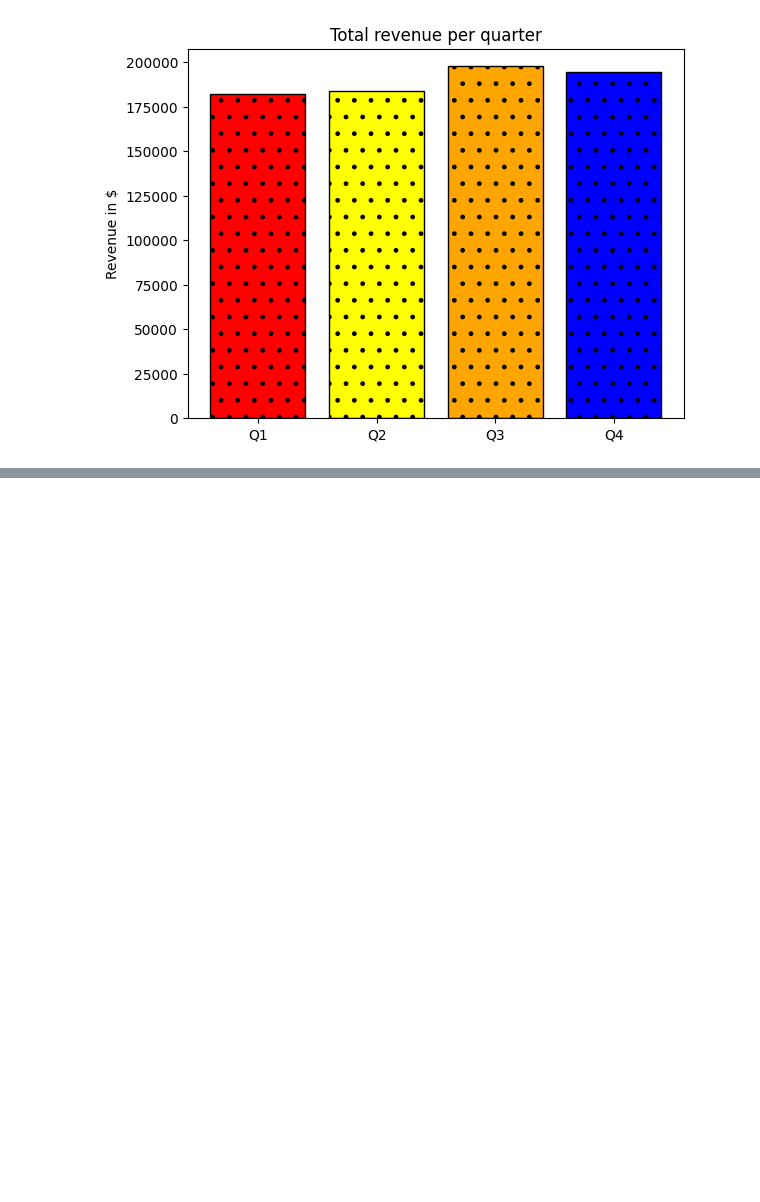
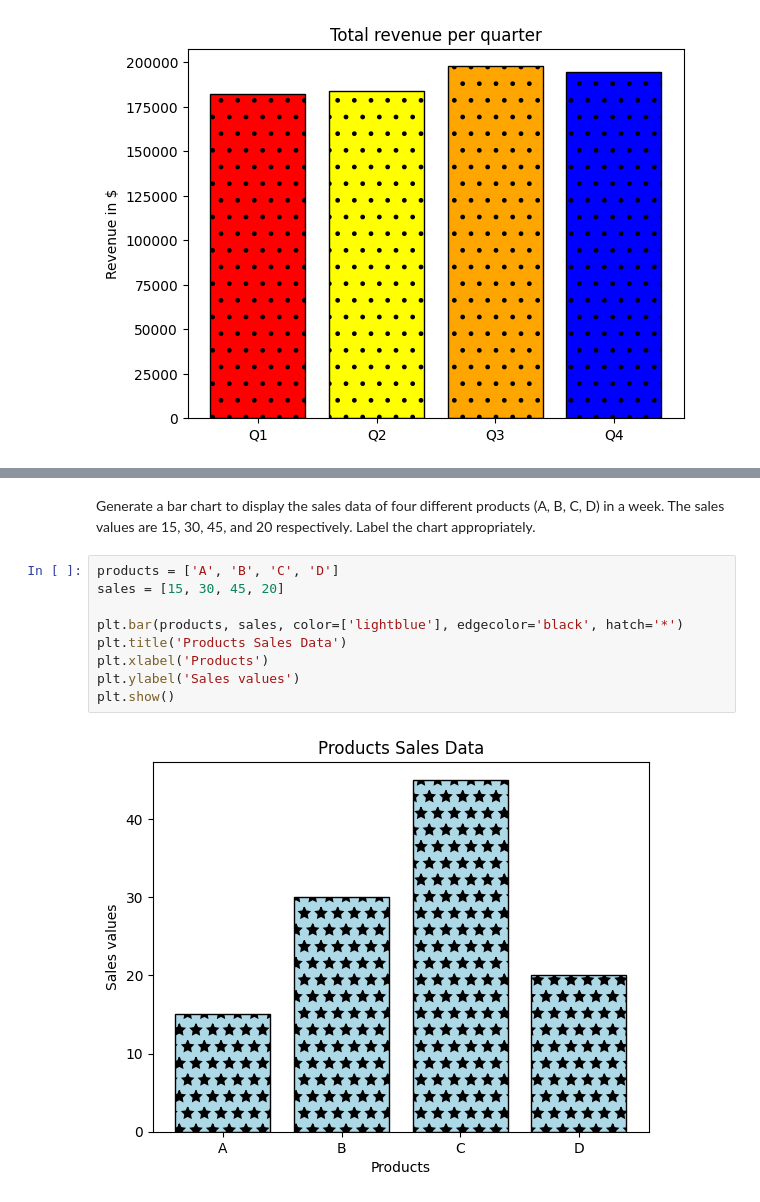
Before and after one commit to ElizavetaOks/DI-Bootcamp, a Jupyter notebook: Week5/Day1/W5D1XP.ipynb, the cells around one changed output, grey strips where cells are left out. Saved outputs shown, nothing was run; the diff lists cells and outputs as text; blank space fills up the shorter version.

```diff
--- a/Week5/Day1/W5D1XP.ipynb
+++ b/Week5/Day1/W5D1XP.ipynb
@@ -182,0 +200,14 @@ plt.show()
+# %% [markdown]
+
+Generate a bar chart to display the sales data of four different products (A, B, C, D) in a week. The sales values are 15, 30, 45, and 20 respectively. Label the chart appropriately.
+# %%
+products = ['A', 'B', 'C', 'D']
+sales = [15, 30, 45, 20]
+
+plt.bar(products, sales, color=['lightblue'], edgecolor='black', hatch='*')
+plt.title('Products Sales Data')
+plt.xlabel('Products')
+plt.ylabel('Sales values')
+plt.show()
+# %% [output]
+[figure, added]
```
Also changed, not shown: parts of 5 cells of this notebook.
